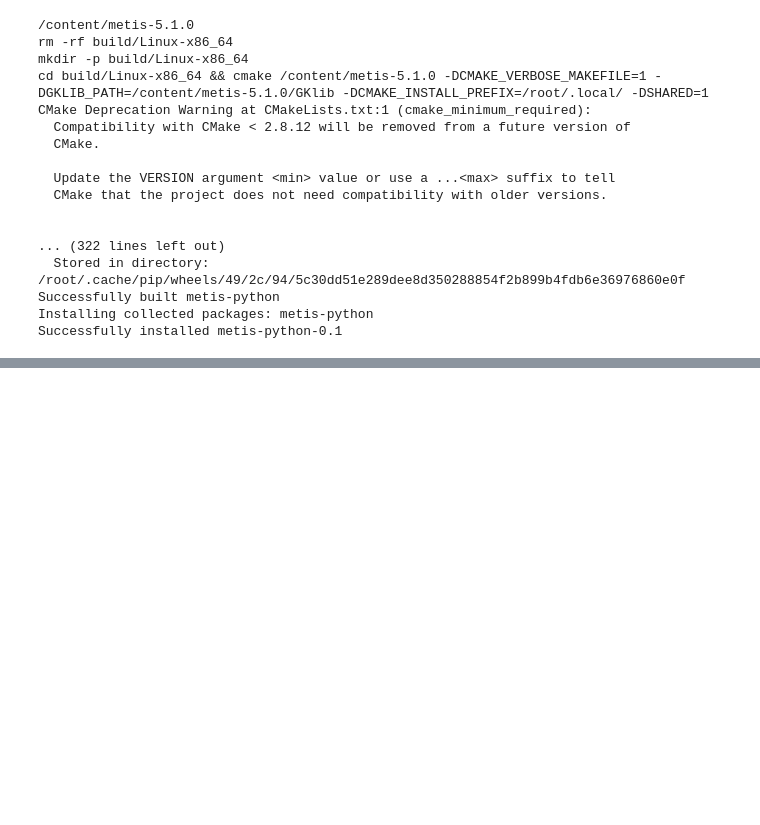
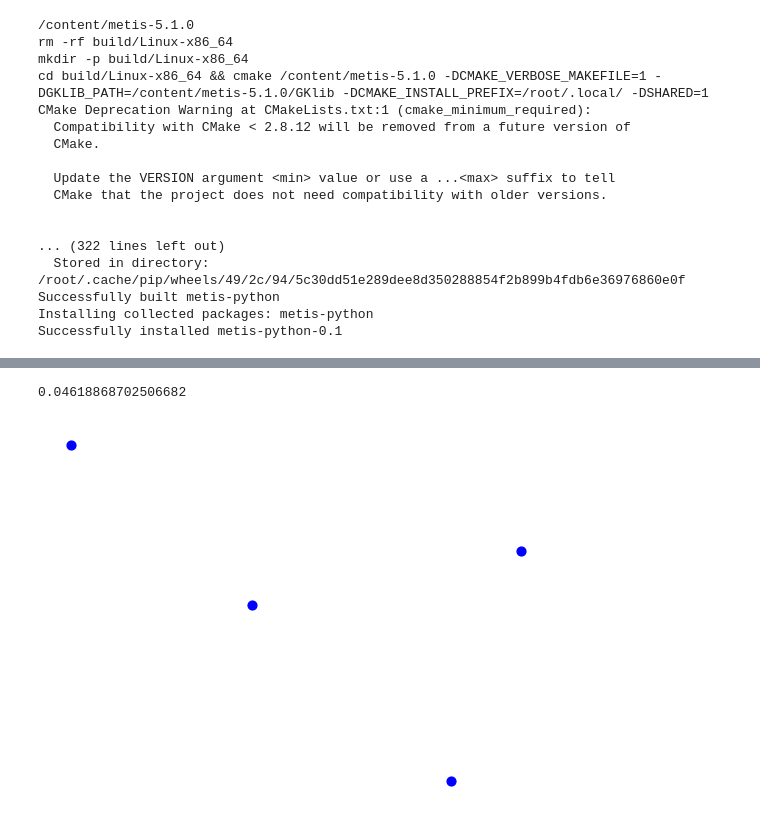
Before and after one commit to Vasu456/ClusterView-, a Jupyter notebook: Copy_of_Cluster_View.ipynb, the cells around one changed output, grey strips where cells are left out. Cells and saved outputs as stored; diff of their text form; code cells hidden in the pictures; blank space fills up the shorter version.

```diff
--- a/Copy_of_Cluster_View.ipynb
+++ b/Copy_of_Cluster_View.ipynb
@@ -119,7 +88,9 @@ drive.mount('/content/drive')
 # %%
 files=['bank.csv','cifar.csv','cnae.csv','coil20.csv','epileptic.csv','fashion_mnist.csv','fmd.csv','har.csv','hatespeech.csv','hiva.csv','imdb.csv','orl.csv','secom.csv','seismic.csv','sentiment.csv','sms.csv','spambase.csv','svhn.csv']
+# %%
+i=4
 # %%
-dataset_path = '/content/drive/MyDrive/input_data/'+files[0]
+dataset_path = '/content/drive/MyDrive/input_data/'+files[i]
 data_ = pd.read_csv(dataset_path)
 # %%
 params = [{'angular_rp_forest': False, 'init': 'random', 'metric': 'euclidean', 'min_dist': 0.01, 'n_components': 2, 'n_neighbors': 5, 'random_state': 42, 'spread': 1.0},
@@ -150,5 +121,5 @@ data_ = scaler.fit_transform(data_.astype('float32'))
 # %%
 data_ = np.array(data_)
 # %%
-reducer = umap.UMAP(**params[0])
+reducer = umap.UMAP(**params[i])
 reducer.fit(data_)
@@ -156,4 +129,4 @@ reducer.fit(data_)
 graph = reducer.graph_
 ngraph = nkx.Graph(graph)
 # %%
-(edgecuts, parts) = metis.part_graph(ngraph, nparts=classes[0])
+(edgecuts, parts) = metis.part_graph(ngraph, nparts=classes[i])
@@ -294,4 +280,9 @@ def translateUsingDifference(difference, parts, embedding):
   return newEmbedding
 # %%
 initialCentres = calculateClusterCenter(embedding_scaled,parts)
+clusterCentres = np.array(centre.get(i, []))
+
 differenceFDL = posDifference(centre, initialCentres, "fdl")
+# %% [output]
+0.04618868702506682
+[figure, added]
```
Also changed, not shown: parts of 13 cells of this notebook.
